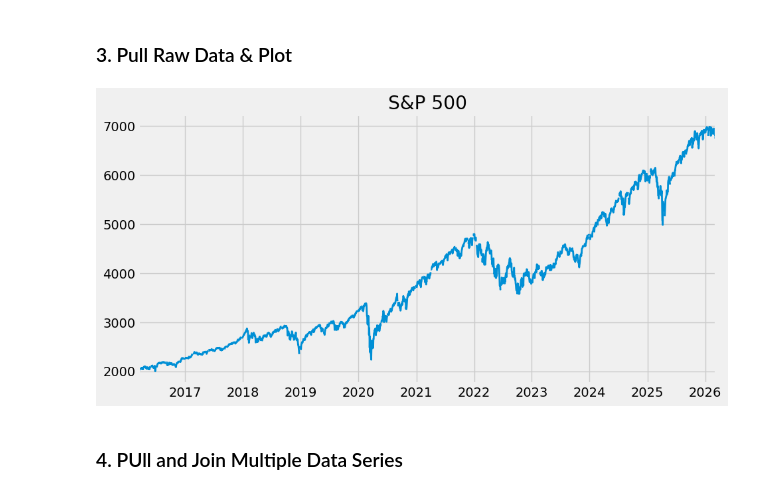
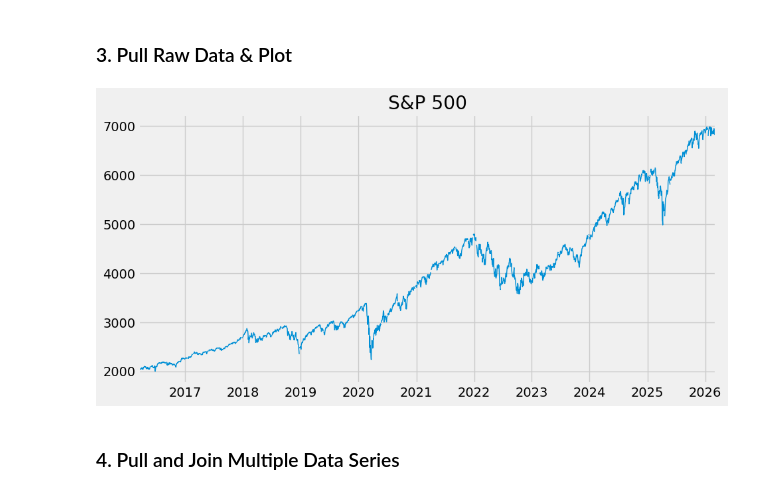
Before and after one commit to argearhart/Economic_Analysis_Panadas, a Jupyter notebook: Economic_Analysis.ipynb, the cells around one changed output. Saved outputs shown, nothing was run; the diff lists cells and outputs as text; code cells hidden in the pictures.

```diff
--- a/Economic_Analysis.ipynb
+++ b/Economic_Analysis.ipynb
@@ -49,9 +51,9 @@ sp_search.shape
 ### 3. Pull Raw Data & Plot
 # %%
 sp500 = fred.get_series(series_id='SP500')
-sp500.plot(figsize=(10, 5), title='S&P 500', lw=2)
+sp500.plot(figsize=(10, 5), title='S&P 500', lw=1)
 plt.show()
 # %% [output]
-[figure, old version]
+[figure, new version]
 # %% [markdown]
-### 4. PUll and Join Multiple Data Series
+### 4. Pull and Join Multiple Data Series
```
Also changed, not shown: parts of 20 cells of this notebook.
